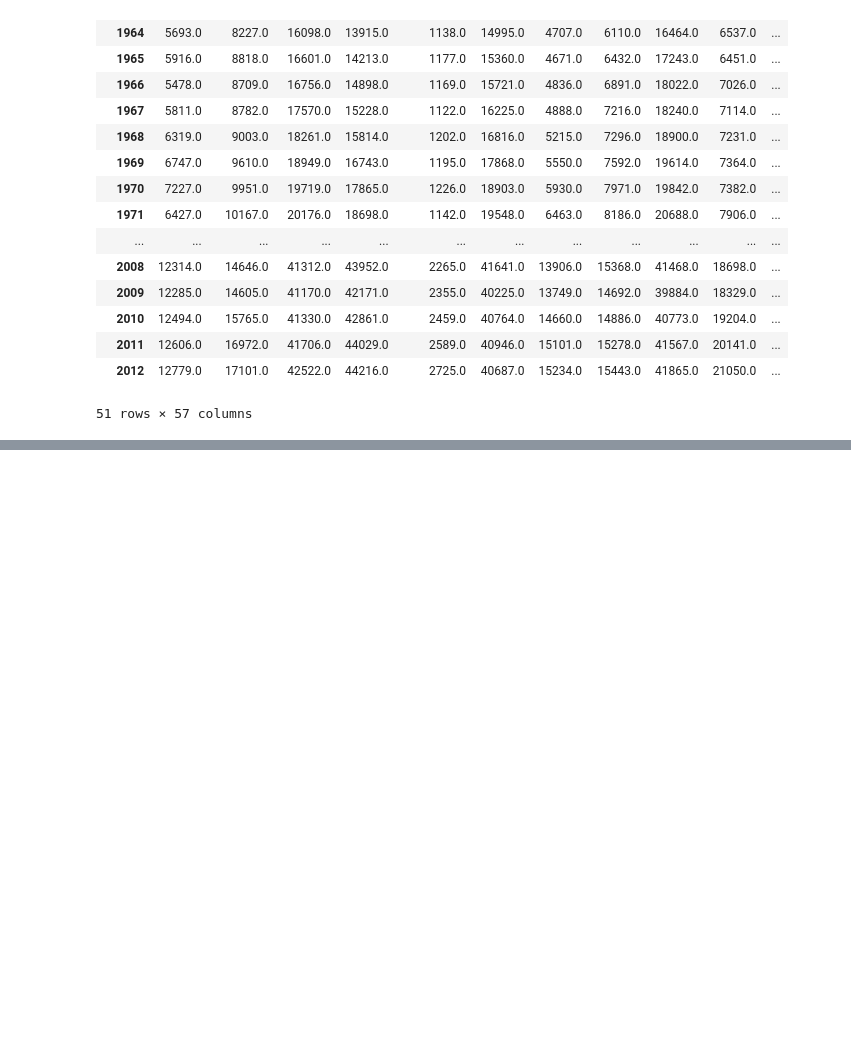
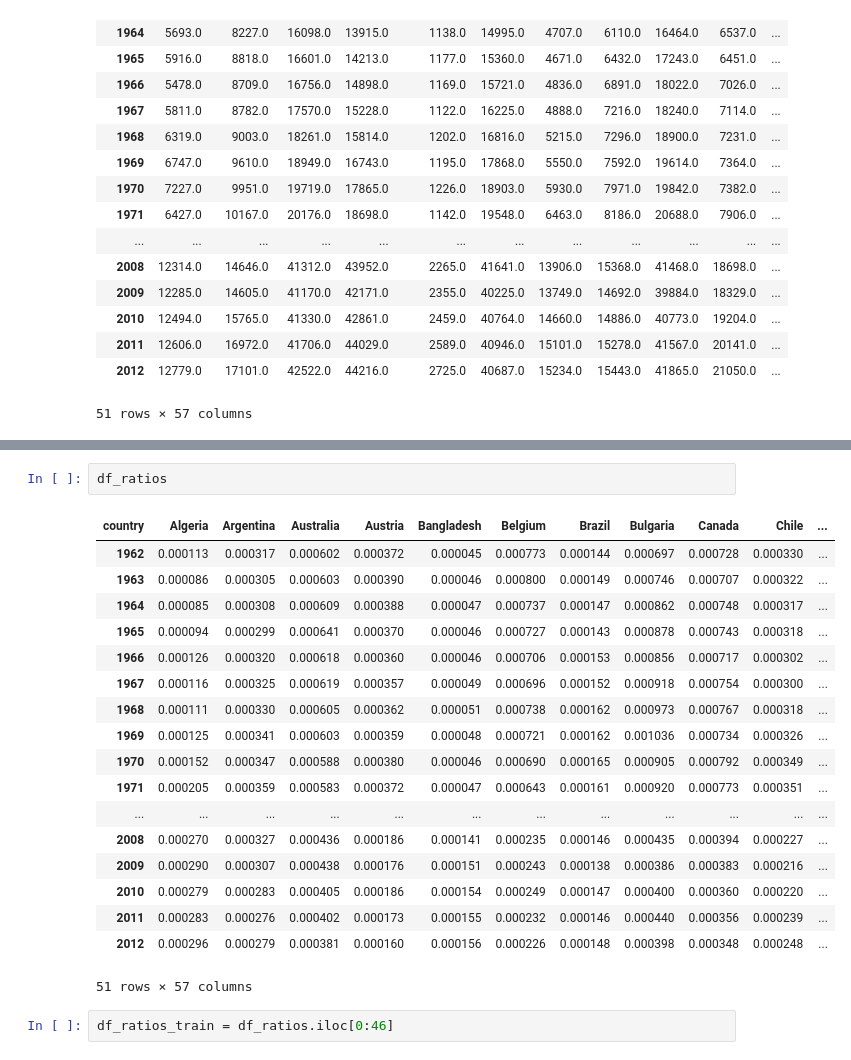
Before and after one commit to robinleoknauth/time_series_project, a Jupyter notebook: carbon_emissions_EDA.ipynb, the cells around one changed output, grey strips where cells are left out. Drawn from its saved outputs; the diff is of its cells as text; blank space fills up the shorter version.

```diff
--- a/carbon_emissions_EDA.ipynb
+++ b/carbon_emissions_EDA.ipynb
@@ -324,0 +338,23 @@ betas = {}
+# %%
+df_ratios
+# %% [output]
+| country | Algeria | Argentina | Australia | Austria | Bangladesh | Belgium | Brazil | Bulgaria | Canada | Chile | ... |
+| 1962 | 0.000113 | 0.000317 | 0.000602 | 0.000372 | 0.000045 | 0.000773 | 0.000144 | 0.000697 | 0.000728 | 0.000330 | ... |
+| 1963 | 0.000086 | 0.000305 | 0.000603 | 0.000390 | 0.000046 | 0.000800 | 0.000149 | 0.000746 | 0.000707 | 0.000322 | ... |
+| 1964 | 0.000085 | 0.000308 | 0.000609 | 0.000388 | 0.000047 | 0.000737 | 0.000147 | 0.000862 | 0.000748 | 0.000317 | ... |
+| 1965 | 0.000094 | 0.000299 | 0.000641 | 0.000370 | 0.000046 | 0.000727 | 0.000143 | 0.000878 | 0.000743 | 0.000318 | ... |
+| 1966 | 0.000126 | 0.000320 | 0.000618 | 0.000360 | 0.000046 | 0.000706 | 0.000153 | 0.000856 | 0.000717 | 0.000302 | ... |
+| 1967 | 0.000116 | 0.000325 | 0.000619 | 0.000357 | 0.000049 | 0.000696 | 0.000152 | 0.000918 | 0.000754 | 0.000300 | ... |
+| 1968 | 0.000111 | 0.000330 | 0.000605 | 0.000362 | 0.000051 | 0.000738 | 0.000162 | 0.000973 | 0.000767 | 0.000318 | ... |
+| 1969 | 0.000125 | 0.000341 | 0.000603 | 0.000359 | 0.000048 | 0.000721 | 0.000162 | 0.001036 | 0.000734 | 0.000326 | ... |
+| 1970 | 0.000152 | 0.000347 | 0.000588 | 0.000380 | 0.000046 | 0.000690 | 0.000165 | 0.000905 | 0.000792 | 0.000349 | ... |
+| 1971 | 0.000205 | 0.000359 | 0.000583 | 0.000372 | 0.000047 | 0.000643 | 0.000161 | 0.000920 | 0.000773 | 0.000351 | ... |
+| ... | ... | ... | ... | ... | ... | ... | ... | ... | ... | ... | ... |
+| 2008 | 0.000270 | 0.000327 | 0.000436 | 0.000186 | 0.000141 | 0.000235 | 0.000146 | 0.000435 | 0.000394 | 0.000227 | ... |
+| 2009 | 0.000290 | 0.000307 | 0.000438 | 0.000176 | 0.000151 | 0.000243 | 0.000138 | 0.000386 | 0.000383 | 0.000216 | ... |
+| 2010 | 0.000279 | 0.000283 | 0.000405 | 0.000186 | 0.000154 | 0.000249 | 0.000147 | 0.000400 | 0.000360 | 0.000220 | ... |
+| 2011 | 0.000283 | 0.000276 | 0.000402 | 0.000173 | 0.000155 | 0.000232 | 0.000146 | 0.000440 | 0.000356 | 0.000239 | ... |
+| 2012 | 0.000296 | 0.000279 | 0.000381 | 0.000160 | 0.000156 | 0.000226 | 0.000148 | 0.000398 | 0.000348 | 0.000248 | ... |
+51 rows × 57 columns
+# %%
+df_ratios_train = df_ratios.iloc[0:46]
```
Also changed, not shown: parts of 9 cells of this notebook.
